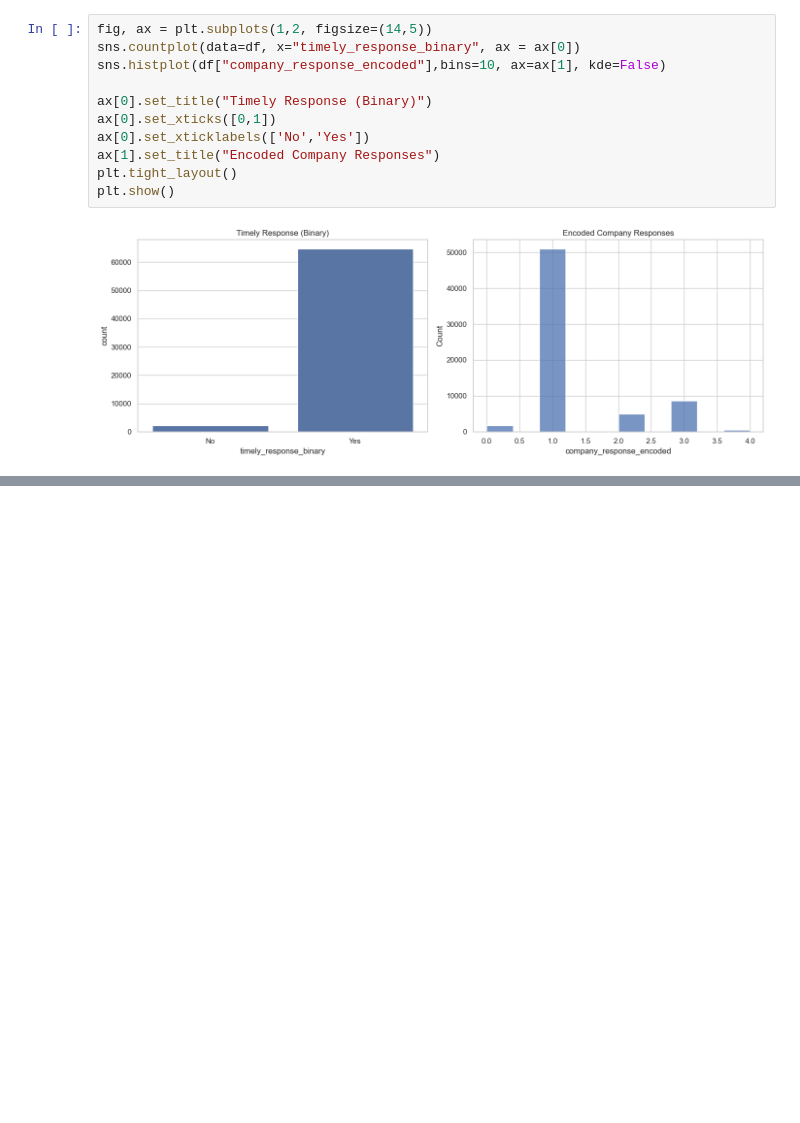
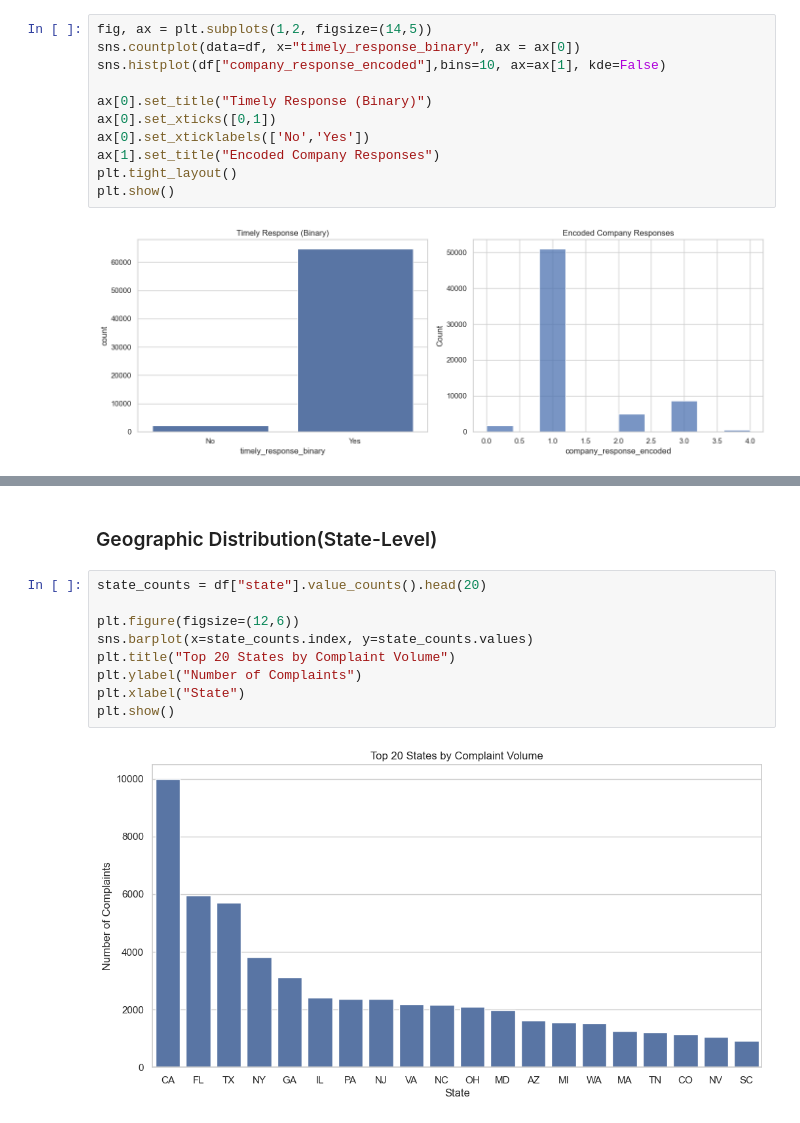
Before and after one commit to deeason7/cfpb_, a Jupyter notebook: notebooks/eda.ipynb, the cells around one changed output, grey strips where cells are left out. Saved outputs shown, nothing was run; the diff lists cells and outputs as text; blank space fills up the shorter version.

```diff
--- a/notebooks/eda.ipynb
+++ b/notebooks/eda.ipynb
@@ -61,0 +181,13 @@ plt.show()
+# %% [markdown]
+### Geographic Distribution(State-Level)
+# %%
+state_counts = df["state"].value_counts().head(20)
+
+plt.figure(figsize=(12,6))
+sns.barplot(x=state_counts.index, y=state_counts.values)
+plt.title("Top 20 States by Complaint Volume")
+plt.ylabel("Number of Complaints")
+plt.xlabel("State")
+plt.show()
+# %% [output]
+[figure, added]
```
Also changed, not shown: parts of 22 cells of this notebook.
